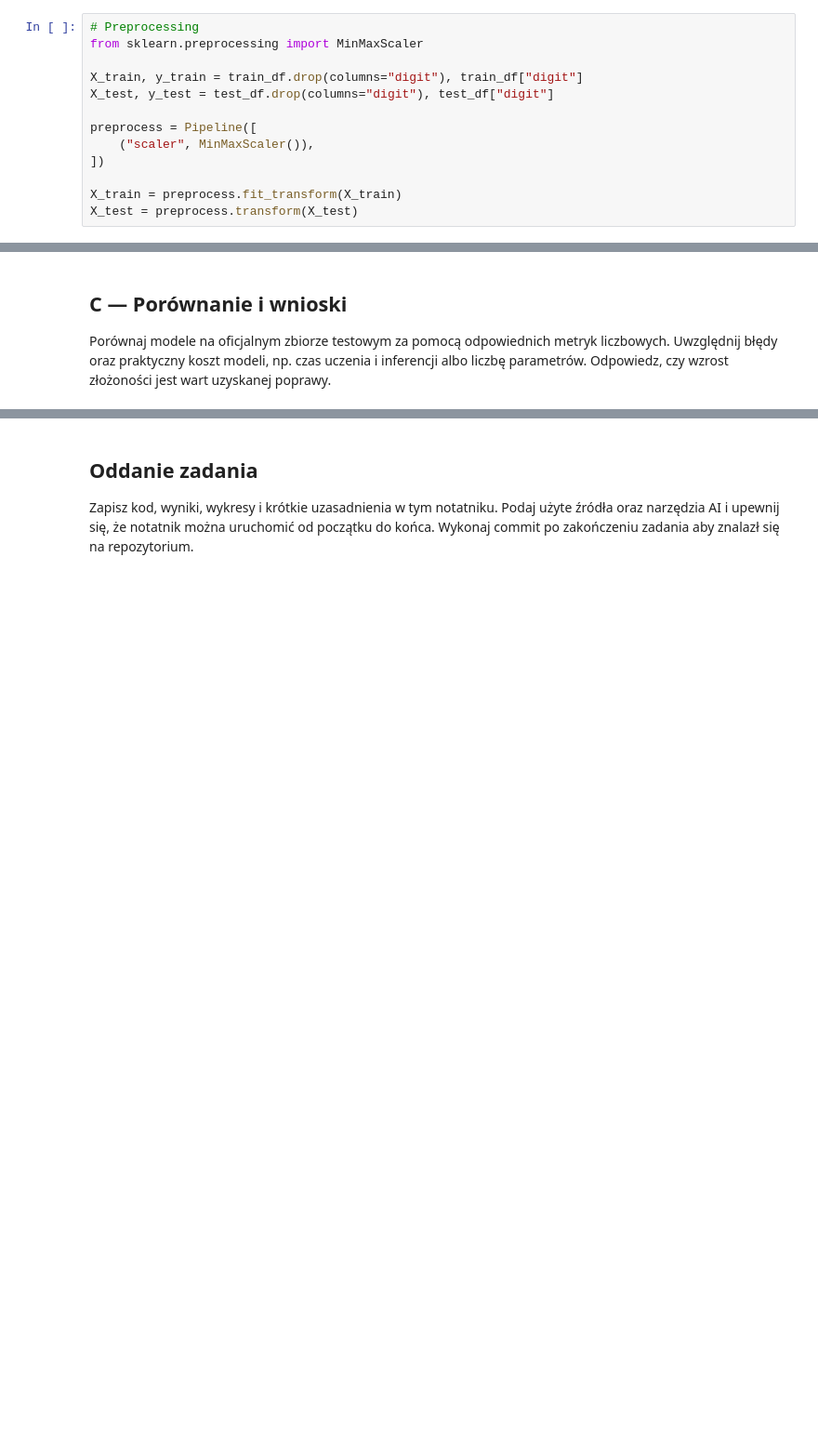
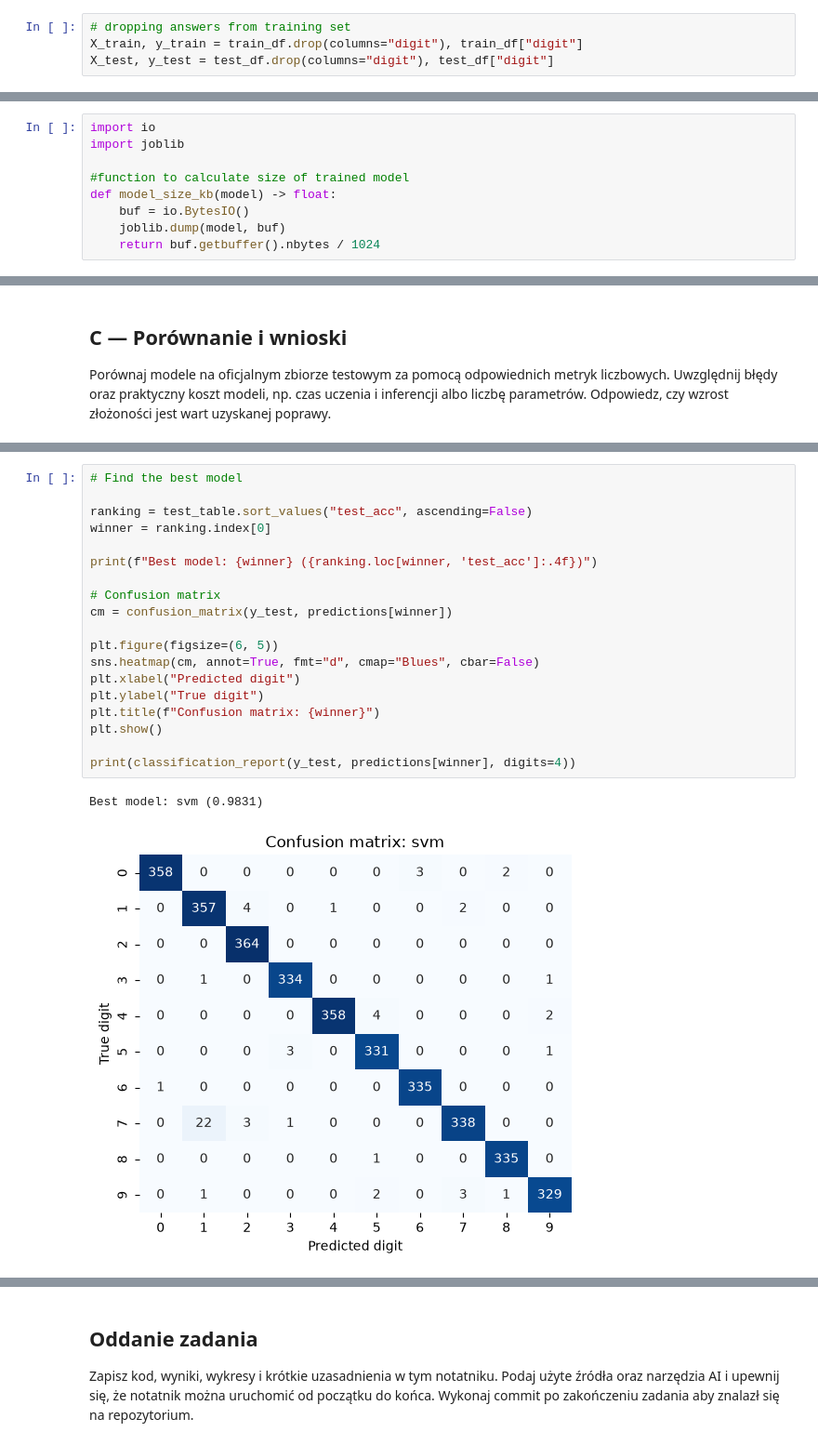
Before and after one commit to pirate1rat/Rekrutacja-AI-Med-2026-2027, a Jupyter notebook: Zadanie-1/Rozwiązanie-1.ipynb, the cells around one changed output, grey strips where cells are left out. Shown at 93% size. Cells and saved outputs as stored; diff of their text form; blank space fills up the shorter version.

```diff
--- a/Zadanie-1/Rozwiązanie-1.ipynb
+++ b/Zadanie-1/Rozwiązanie-1.ipynb
@@ -132,16 +119,7 @@ Modelem bazowym będzie regresja logistyczna z regularyzacją L2. Ponieważ jest
 # %%
-# Preprocessing
-from sklearn.preprocessing import MinMaxScaler
-
+# dropping answers from training set
 X_train, y_train = train_df.drop(columns="digit"), train_df["digit"]
 X_test, y_test = test_df.drop(columns="digit"), test_df["digit"]
-
-preprocess = Pipeline([
-    ("scaler", MinMaxScaler()),
-])
-
-X_train = preprocess.fit_transform(X_train)
-X_test = preprocess.transform(X_test)
 # %% [markdown]
 ## B — Modelowanie
 
@@ -148,0 +135,9 @@ Zbuduj prosty model bazowy i porównaj go z kilkoma klasyfikatorami statystyczny
+# %%
+import io
+import joblib
+
+#function to calculate size of trained model
+def model_size_kb(model) -> float:
+    buf = io.BytesIO()
+    joblib.dump(model, buf)
+    return buf.getbuffer().nbytes / 1024
@@ -152,0 +478,22 @@ Porównaj modele na oficjalnym zbiorze testowym za pomocą odpowiednich metryk l
+# %%
+# Find the best model
+
+ranking = test_table.sort_values("test_acc", ascending=False)
+winner = ranking.index[0]
+
+print(f"Best model: {winner} ({ranking.loc[winner, 'test_acc']:.4f})")
+
+# Confusion matrix
+cm = confusion_matrix(y_test, predictions[winner])
+
+plt.figure(figsize=(6, 5))
+sns.heatmap(cm, annot=True, fmt="d", cmap="Blues", cbar=False)
+plt.xlabel("Predicted digit")
+plt.ylabel("True digit")
+plt.title(f"Confusion matrix: {winner}")
+plt.show()
+
+print(classification_report(y_test, predictions[winner], digits=4))
+# %% [output]
+Best model: svm (0.9831)
+[figure, added]
```
Also changed, not shown: parts of 32 cells of this notebook.
